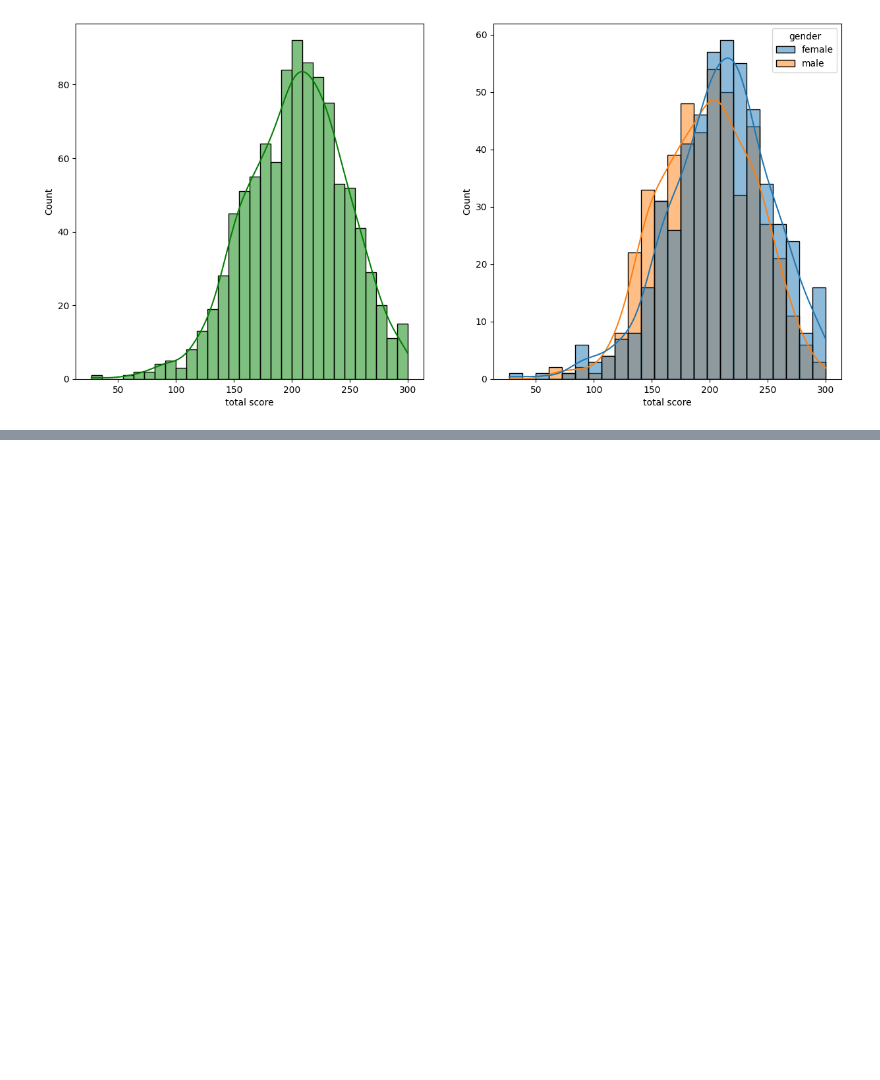
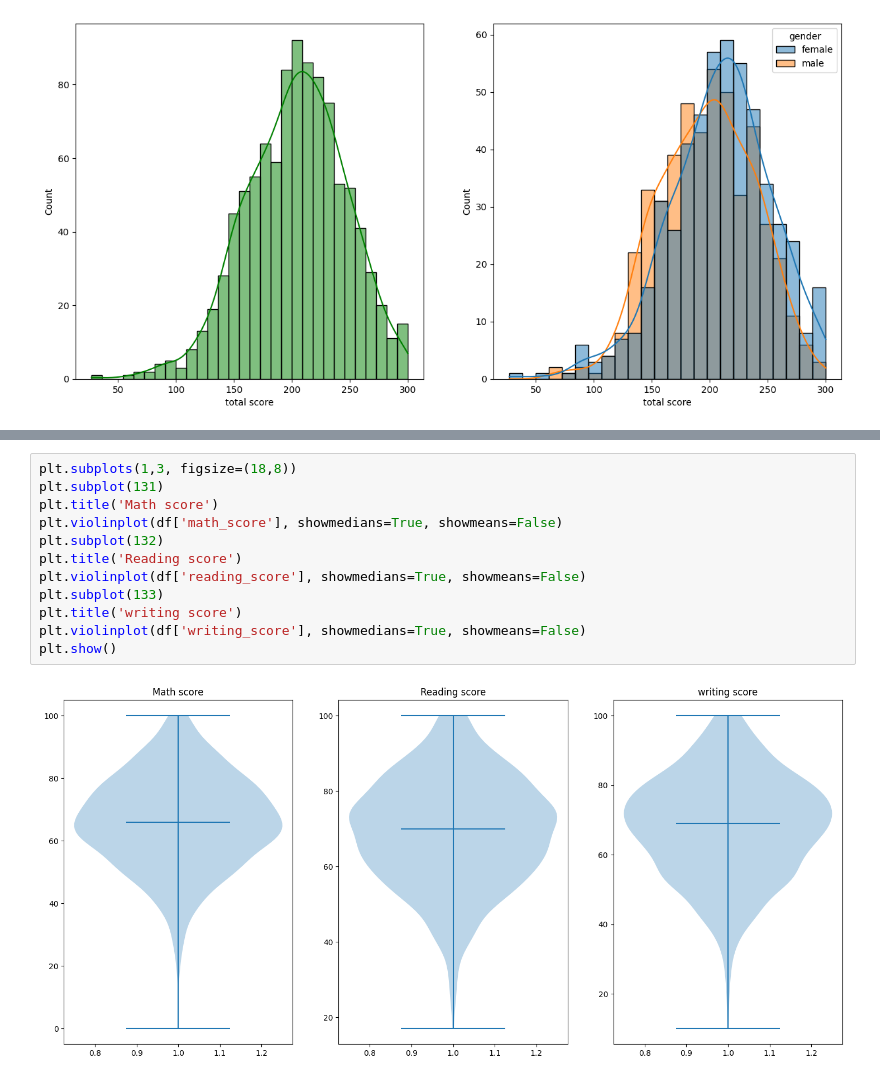
Before and after one commit to aoorogun/end-to-endML-Flask-app, a Jupyter notebook: src/notebook/EDA Student.ipynb, the cells around one changed output, grey strips where cells are left out. Drawn from its saved outputs; the diff is of its cells as text; blank space fills up the shorter version.

```diff
--- a/src/notebook/EDA Student.ipynb
+++ b/src/notebook/EDA Student.ipynb
@@ -147,0 +181,14 @@ plt.show()
+# %%
+plt.subplots(1,3, figsize=(18,8))
+plt.subplot(131)
+plt.title('Math score')
+plt.violinplot(df['math_score'], showmedians=True, showmeans=False)
+plt.subplot(132)
+plt.title('Reading score')
+plt.violinplot(df['reading_score'], showmedians=True, showmeans=False)
+plt.subplot(133)
+plt.title('writing score')
+plt.violinplot(df['writing_score'], showmedians=True, showmeans=False)
+plt.show()
+# %% [output]
+[figure, added]
```
Also changed, not shown: parts of 5 cells of this notebook, 1 other file.
